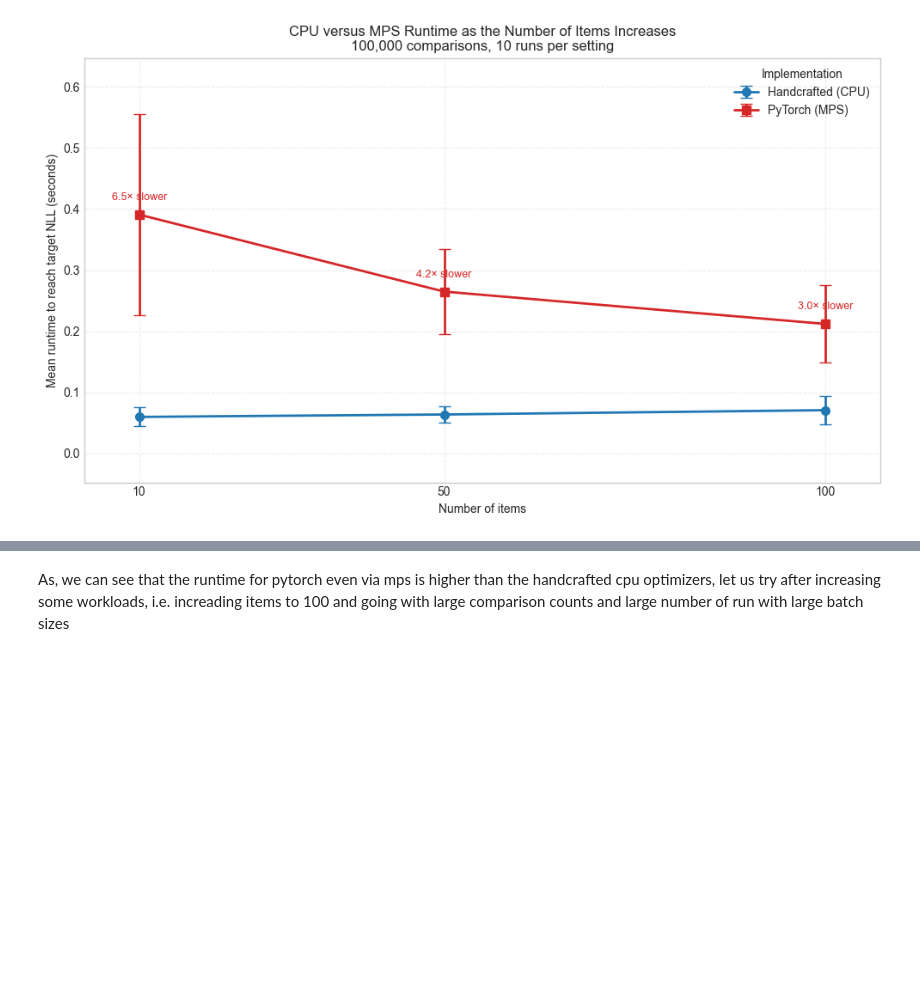
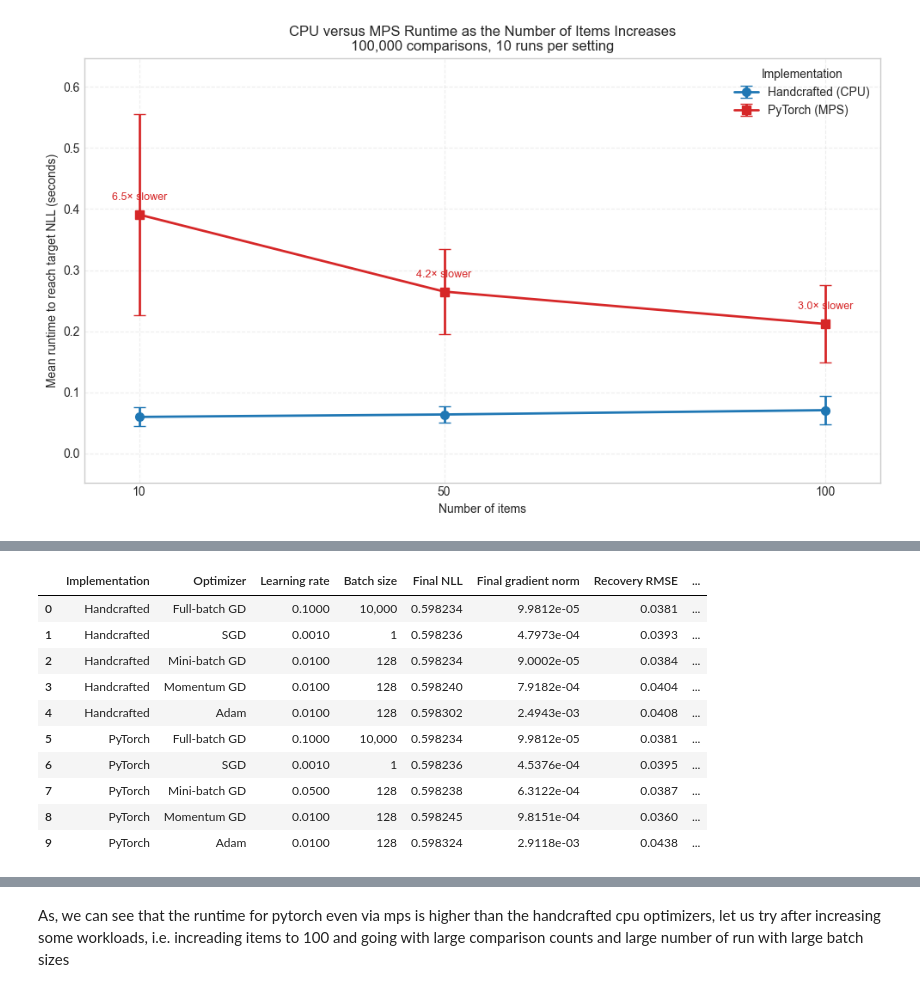
Before and after one commit to rbhdsks/Learning-from-Comparison-Data-Master-Thesis-Project-, a Jupyter notebook: notebooks/experiments/Bradley_Terry_Model/04_BradleyTerry_MLE_Optimizations.ipynb, the cells around one changed output, grey strips where cells are left out. Saved outputs shown, nothing was run; the diff lists cells and outputs as text; code cells hidden in the pictures; blank space fills up the shorter version.

```diff
--- a/notebooks/experiments/Bradley_Terry_Model/04_BradleyTerry_MLE_Optimizations.ipynb
+++ b/notebooks/experiments/Bradley_Terry_Model/04_BradleyTerry_MLE_Optimizations.ipynb
@@ -3315,0 +3495,73 @@ plt.show()
+# %%
+# Execute the target-free convergence experiment.
+
+no_target_results = []
+no_target_rows = []
+
+for (
+    implementation,
+    optimizer_name,
+    batch_size,
+    learning_rate,
+    run_optimizer,
+) in no_target_jobs:
+
+    print(
+        f"Running {implementation} "
+        f"{optimizer_name}..."
+    )
+
+    result = run_optimizer()
+
+    final_gradient_norm = float(
+        result.gradient_norm_history[-1]
+    )
+
+    converged = (
+        final_gradient_norm
+        <= NO_TARGET_GRADIENT_TOLERANCE
+    )
+
+    no_target_results.append({
+        "Implementation": implementation,
+        "Optimizer": optimizer_name,
+        "Result": result,
+    })
+
+    no_target_rows.append({
+        "Implementation": implementation,
+        "Optimizer": optimizer_name,
+        "Learning rate": learning_rate,
+        "Batch size": batch_size,
+        "Final NLL": result.nll_history[-1],
+        "Final gradient norm": final_gradient_norm,
+        "Recovery RMSE": parameter_recovery_error(
+            true_parameters,
+            result.parameters,
+        ),
+        "Epochs": result.epochs_completed,
+        "Parameter updates": int(
+            result.update_count_history[-1]
+        ),
+        "Runtime (seconds)": result.runtime_seconds,
+        "Converged": converged,
+        "Stopping reason": result.stopping_reason,
+    })
+
+no_target_comparison_table = pd.DataFrame(
+    no_target_rows
+)
+
+display(
+    no_target_comparison_table.style.format({
+        "Learning rate": "{:.4f}",
+        "Batch size": "{:,}",
+        "Final NLL": "{:.6f}",
+        "Final gradient norm": "{:.4e}",
+        "Recovery RMSE": "{:.4f}",
+        "Epochs": "{:,}",
+        "Parameter updates": "{:,}",
+        "Runtime (seconds)": "{:.4f}",
+    })
+)
+# %% [output]
@@ -3315,0 +3578,11 @@ plt.show()
+|  | Implementation | Optimizer | Learning rate | Batch size | Final NLL | Final gradient norm | Recovery RMSE | ... |
+| 0 | Handcrafted | Full-batch GD | 0.1000 | 10,000 | 0.598234 | 9.9812e-05 | 0.0381 | ... |
+| 1 | Handcrafted | SGD | 0.0010 | 1 | 0.598236 | 4.7973e-04 | 0.0393 | ... |
+| 2 | Handcrafted | Mini-batch GD | 0.0100 | 128 | 0.598234 | 9.0002e-05 | 0.0384 | ... |
+| 3 | Handcrafted | Momentum GD | 0.0100 | 128 | 0.598240 | 7.9182e-04 | 0.0404 | ... |
+| 4 | Handcrafted | Adam | 0.0100 | 128 | 0.598302 | 2.4943e-03 | 0.0408 | ... |
+| 5 | PyTorch | Full-batch GD | 0.1000 | 10,000 | 0.598234 | 9.9812e-05 | 0.0381 | ... |
+| 6 | PyTorch | SGD | 0.0010 | 1 | 0.598236 | 4.5376e-04 | 0.0395 | ... |
+| 7 | PyTorch | Mini-batch GD | 0.0500 | 128 | 0.598238 | 6.3122e-04 | 0.0387 | ... |
+| 8 | PyTorch | Momentum GD | 0.0100 | 128 | 0.598245 | 9.8151e-04 | 0.0360 | ... |
+| 9 | PyTorch | Adam | 0.0100 | 128 | 0.598324 | 2.9118e-03 | 0.0438 | ... |
```
Also changed, not shown: parts of 5 cells of this notebook, 16 other files.
